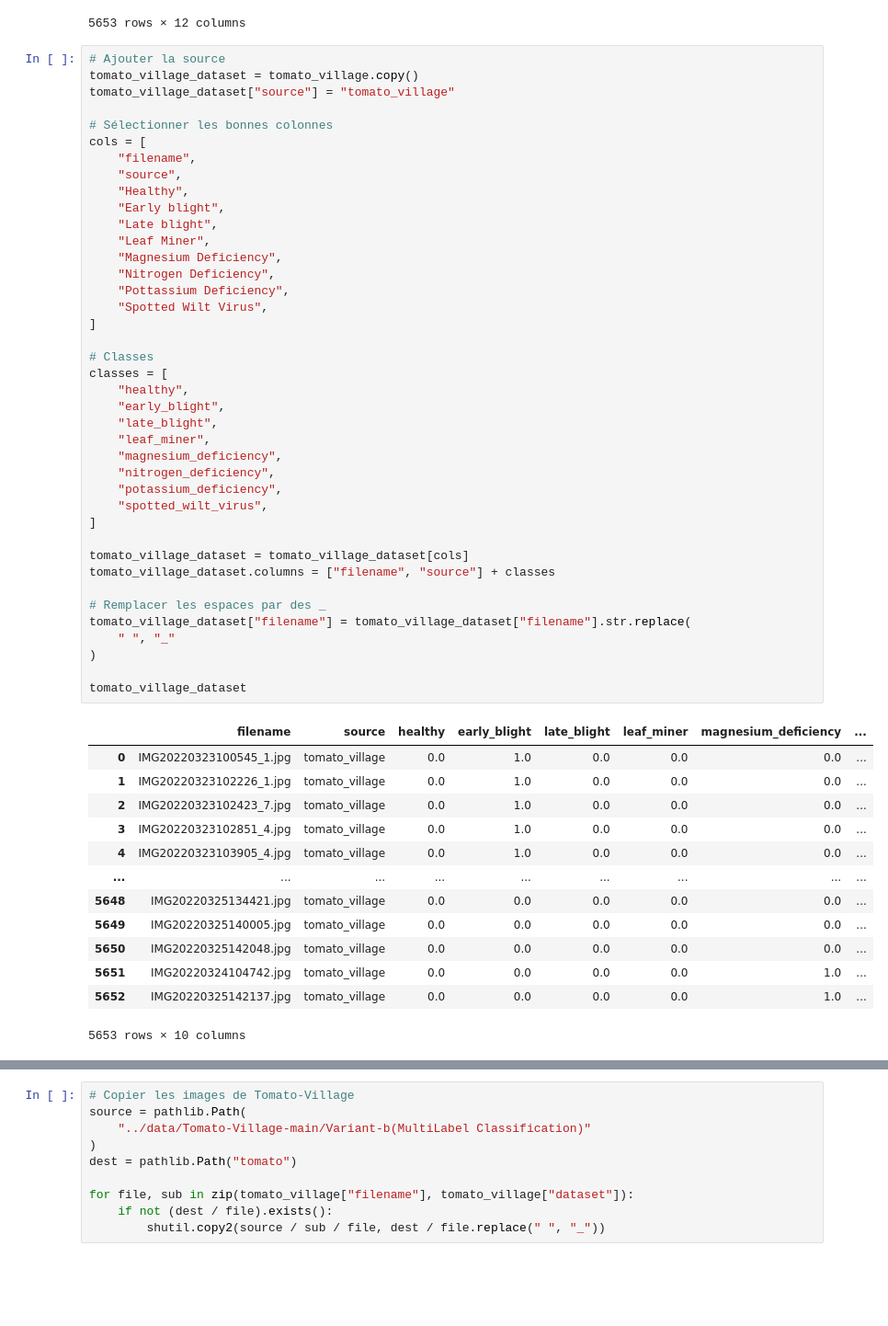
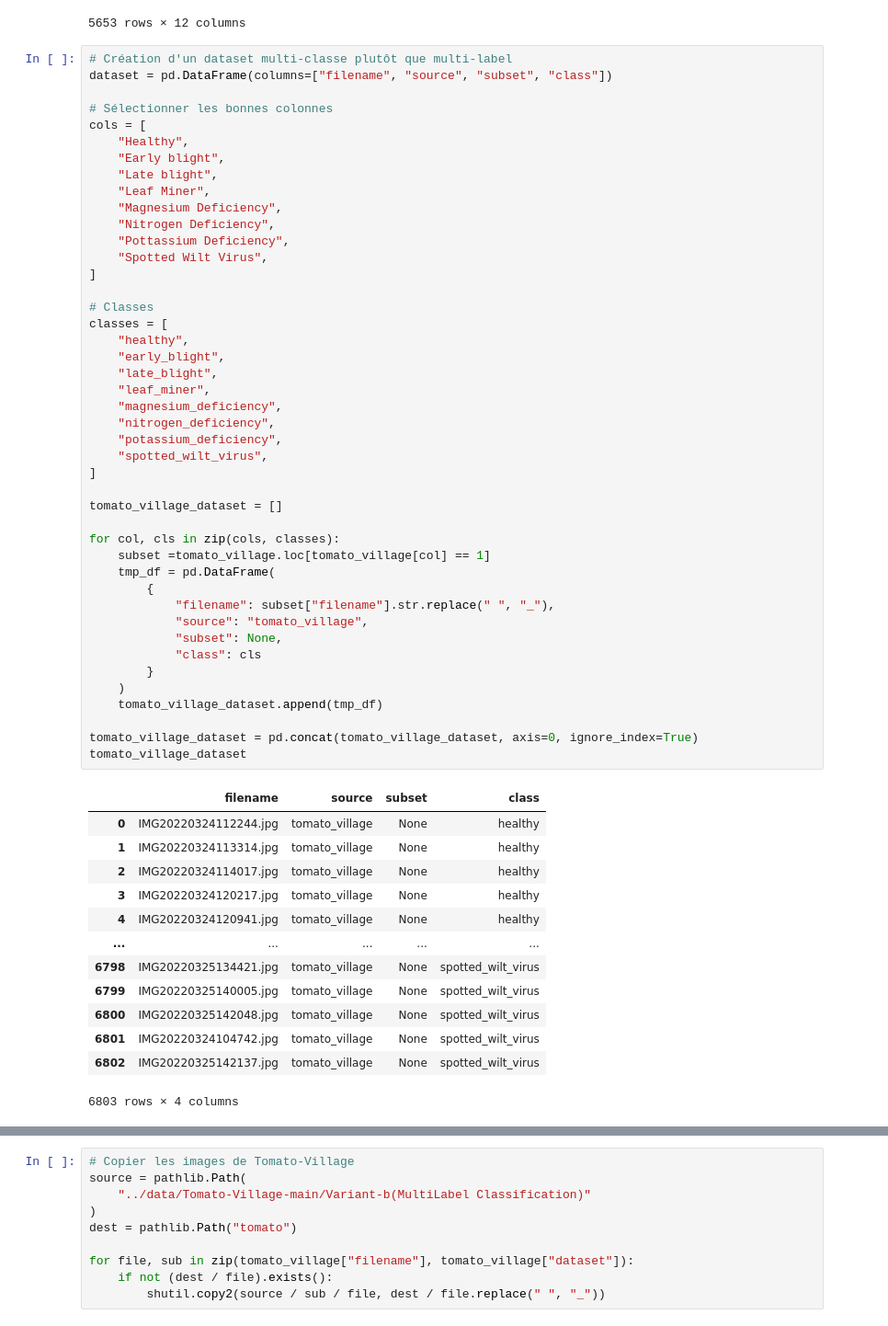
Before and after one commit to maxbhardy/happybud, a Jupyter notebook: dataset/create_dataset.ipynb, the cells around one changed output, grey strips where cells are left out. Shown at 92% size. Saved outputs shown, nothing was run; the diff lists cells and outputs as text; blank space fills up the shorter version.

```diff
--- a/dataset/create_dataset.ipynb
+++ b/dataset/create_dataset.ipynb
@@ -36,56 +36,60 @@ tomato_village
 | 5652 | val | IMG20220325142137.jpg | \val\Spotted Wilt Virus_Magnesium... | 0.0 | 0.0 | 0.0 | 0.0 | 1.0 | ... |
 5653 rows × 12 columns
 # %%
-# Ajouter la source
-tomato_village_dataset = tomato_village.copy()
-tomato_village_dataset["source"] = "tomato_village"
+# Création d'un dataset multi-classe plutôt que multi-label
+dataset = pd.DataFrame(columns=["filename", "source", "subset", "class"])
 
 # Sélectionner les bonnes colonnes
 cols = [
-    "filename",
-    "source",
     "Healthy",
     "Early blight",
     "Late blight",
     "Leaf Miner",
     "Magnesium Deficiency",
     "Nitrogen Deficiency",
     "Pottassium Deficiency",
     "Spotted Wilt Virus",
 ]
 
 # Classes
 classes = [
     "healthy",
     "early_blight",
     "late_blight",
     "leaf_miner",
     "magnesium_deficiency",
     "nitrogen_deficiency",
     "potassium_deficiency",
     "spotted_wilt_virus",
 ]
 
-tomato_village_dataset = tomato_village_dataset[cols]
-tomato_village_dataset.columns = ["filename", "source"] + classes
+tomato_village_dataset = []
 
-# Remplacer les espaces par des _
-tomato_village_dataset["filename"] = tomato_village_dataset["filename"].str.replace(
-    " ", "_"
-)
+for col, cls in zip(cols, classes):
+    subset =tomato_village.loc[tomato_village[col] == 1]
+    tmp_df = pd.DataFrame(
+        {
+            "filename": subset["filename"].str.replace(" ", "_"),
+            "source": "tomato_village",
+            "subset": None,
+            "class": cls
+        }
+    )
+    tomato_village_dataset.append(tmp_df)
 
+tomato_village_dataset = pd.concat(tomato_village_dataset, axis=0, ignore_index=True)
 tomato_village_dataset
 # %% [output]
-|  | filename | source | healthy | early_blight | late_blight | leaf_miner | magnesium_deficiency | ... |
-| 0 | IMG20220323100545_1.jpg | tomato_village | 0.0 | 1.0 | 0.0 | 0.0 | 0.0 | ... |
-| 1 | IMG20220323102226_1.jpg | tomato_village | 0.0 | 1.0 | 0.0 | 0.0 | 0.0 | ... |
-| 2 | IMG20220323102423_7.jpg | tomato_village | 0.0 | 1.0 | 0.0 | 0.0 | 0.0 | ... |
-| 3 | IMG20220323102851_4.jpg | tomato_village | 0.0 | 1.0 | 0.0 | 0.0 | 0.0 | ... |
-| 4 | IMG20220323103905_4.jpg | tomato_village | 0.0 | 1.0 | 0.0 | 0.0 | 0.0 | ... |
-| ... | ... | ... | ... | ... | ... | ... | ... | ... |
-| 5648 | IMG20220325134421.jpg | tomato_village | 0.0 | 0.0 | 0.0 | 0.0 | 0.0 | ... |
-| 5649 | IMG20220325140005.jpg | tomato_village | 0.0 | 0.0 | 0.0 | 0.0 | 0.0 | ... |
-| 5650 | IMG20220325142048.jpg | tomato_village | 0.0 | 0.0 | 0.0 | 0.0 | 0.0 | ... |
-| 5651 | IMG20220324104742.jpg | tomato_village | 0.0 | 0.0 | 0.0 | 0.0 | 1.0 | ... |
-| 5652 | IMG20220325142137.jpg | tomato_village | 0.0 | 0.0 | 0.0 | 0.0 | 1.0 | ... |
+|  | filename | source | subset | class |
+| 0 | IMG20220324112244.jpg | tomato_village | None | healthy |
+| 1 | IMG20220324113314.jpg | tomato_village | None | healthy |
+| 2 | IMG20220324114017.jpg | tomato_village | None | healthy |
+| 3 | IMG20220324120217.jpg | tomato_village | None | healthy |
+| 4 | IMG20220324120941.jpg | tomato_village | None | healthy |
+| ... | ... | ... | ... | ... |
+| 6798 | IMG20220325134421.jpg | tomato_village | None | spotted_wilt_virus |
+| 6799 | IMG20220325140005.jpg | tomato_village | None | spotted_wilt_virus |
+| 6800 | IMG20220325142048.jpg | tomato_village | None | spotted_wilt_virus |
+| 6801 | IMG20220324104742.jpg | tomato_village | None | spotted_wilt_virus |
+| 6802 | IMG20220325142137.jpg | tomato_village | None | spotted_wilt_virus |
-5653 rows × 10 columns
+6803 rows × 4 columns
```
Also changed, not shown: parts of 26 cells of this notebook, 3 other files.
